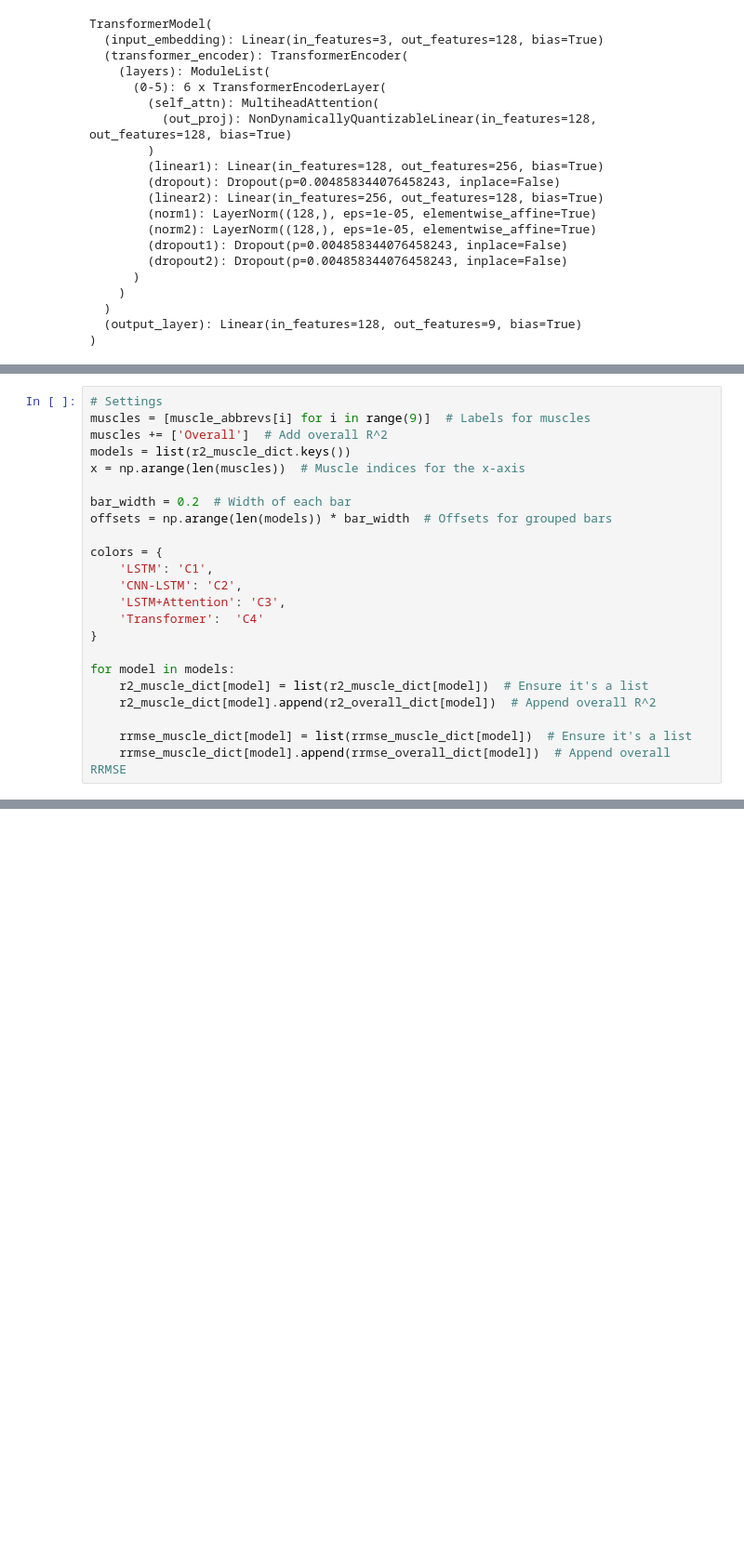
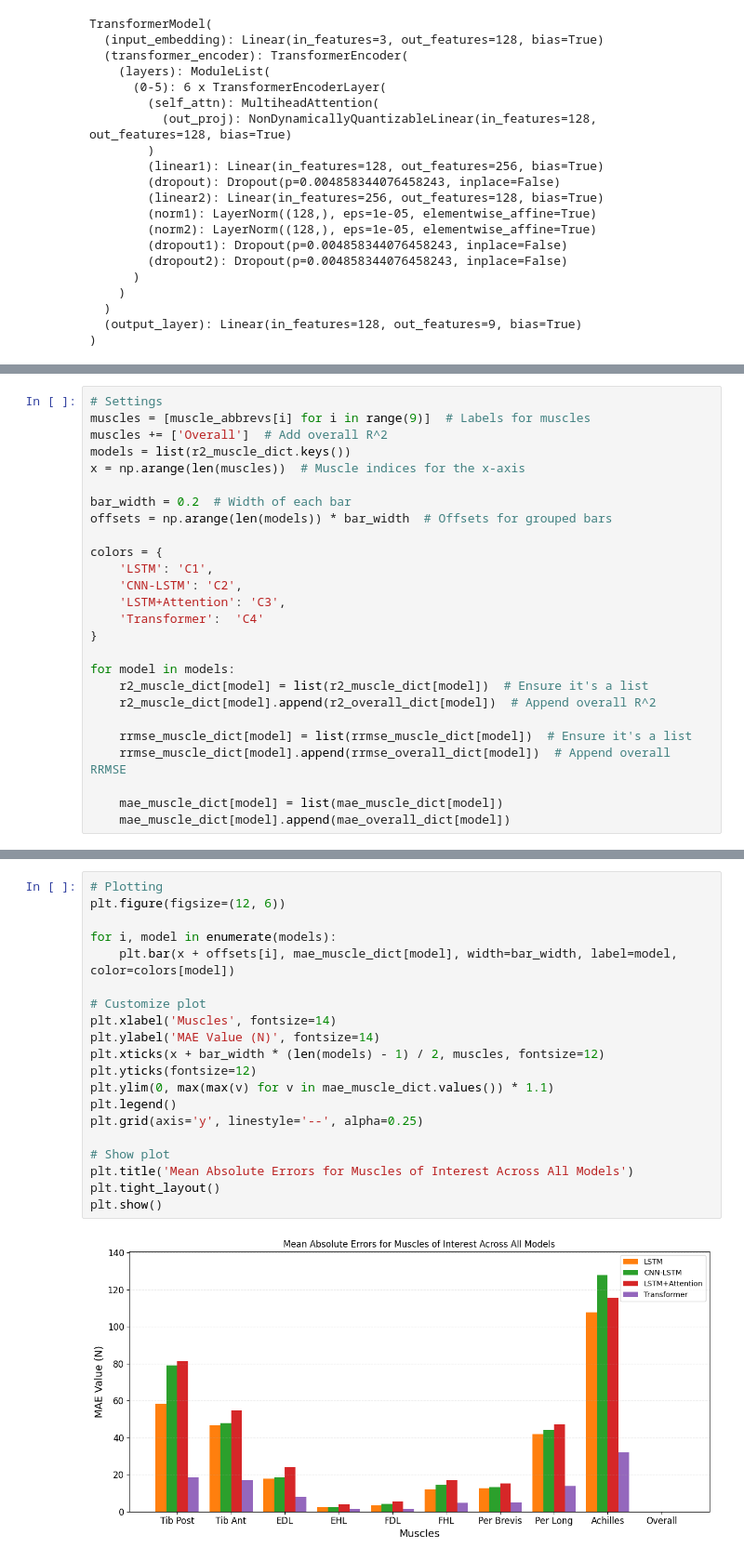
Before and after one commit to anth0nyhle/GRFMuscleModel, a Jupyter notebook: OA_Scripts/Compare_OA_Models.ipynb, the cells around one changed output, grey strips where cells are left out. Shown at 93% size. Drawn from its saved outputs; the diff is of its cells as text; blank space fills up the shorter version.

```diff
--- a/OA_Scripts/Compare_OA_Models.ipynb
+++ b/OA_Scripts/Compare_OA_Models.ipynb
@@ -707,6 +722,9 @@ for model in models:
 
     rrmse_muscle_dict[model] = list(rrmse_muscle_dict[model])  # Ensure it's a list
     rrmse_muscle_dict[model].append(rrmse_overall_dict[model])  # Append overall RRMSE
+
+    mae_muscle_dict[model] = list(mae_muscle_dict[model])
+    mae_muscle_dict[model].append(mae_overall_dict[model])
 # %%
 # Plotting
 plt.figure(figsize=(12, 6))
@@ -751,0 +785,22 @@ plt.show()
+# %%
+# Plotting
+plt.figure(figsize=(12, 6))
+
+for i, model in enumerate(models):
+    plt.bar(x + offsets[i], mae_muscle_dict[model], width=bar_width, label=model, color=colors[model])
+
+# Customize plot
+plt.xlabel('Muscles', fontsize=14)
+plt.ylabel('MAE Value (N)', fontsize=14)
+plt.xticks(x + bar_width * (len(models) - 1) / 2, muscles, fontsize=12)
+plt.yticks(fontsize=12)
+plt.ylim(0, max(max(v) for v in mae_muscle_dict.values()) * 1.1)
+plt.legend()
+plt.grid(axis='y', linestyle='--', alpha=0.25)
+
+# Show plot
+plt.title('Mean Absolute Errors for Muscles of Interest Across All Models')
+plt.tight_layout()
+plt.show()
+# %% [output]
+[figure, added]
```
Also changed, not shown: parts of 35 cells of this notebook, 4 other files.
